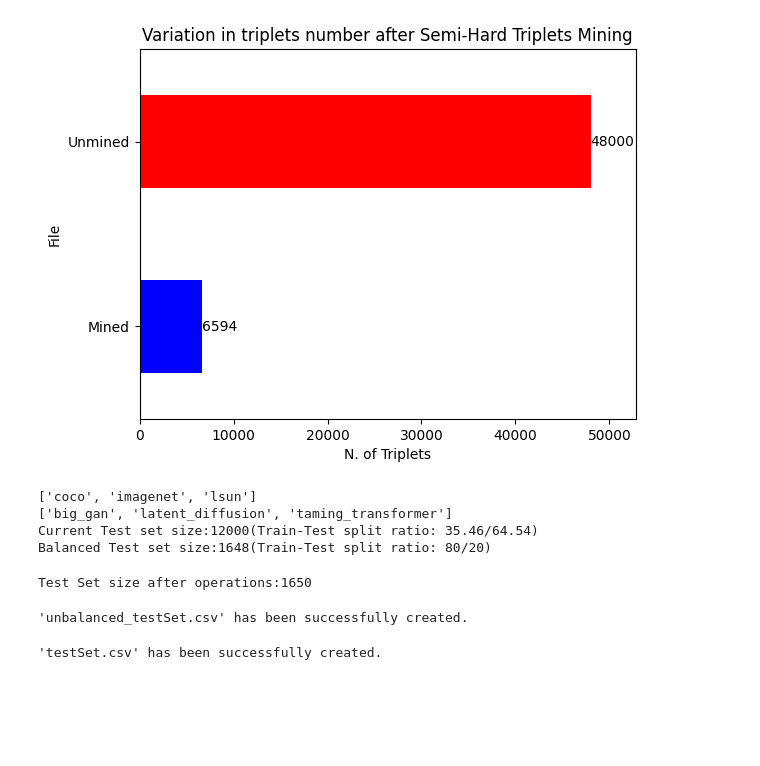
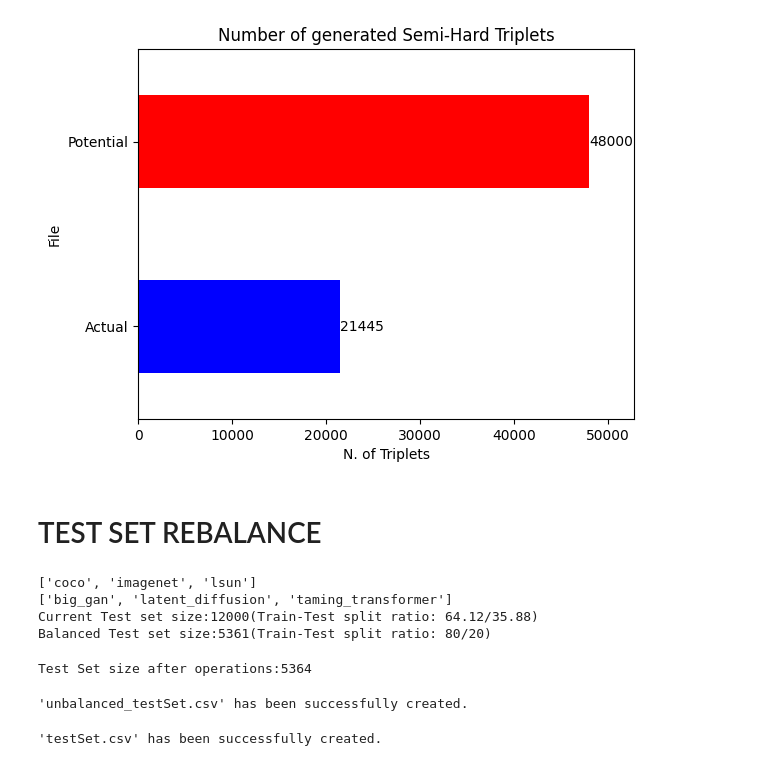
Before and after one commit to MarioCicalese/SiameseNN-for-Fake-images-detection, a Jupyter notebook: Semi-Hard_TripletsMining.ipynb, the cells around one changed output. Cells and saved outputs as stored; diff of their text form; code cells hidden in the pictures; blank space fills up the shorter version.

Commit message:
New Workflow and Online Triplets Mining

```diff
--- a/Semi-Hard_TripletsMining.ipynb
+++ b/Semi-Hard_TripletsMining.ipynb
@@ -334,11 +253,0 @@ df['dist_anchor_negative'] = [euclidean_distance(row['anchor_emb'], row['negativ
-# %%
-margin = 0.2  # Set the margin for semi-hard triplets
-
-# Filter the DataFrame to select semi-hard triplets based on the defined condition
-semi_hard_triplets = df[
-	(df['dist_anchor_positive'] < df['dist_anchor_negative']) &  # Check if the distance between anchor and positive embeddings is less than the distance between anchor and negative embeddings
-	(df['dist_anchor_negative'] < (df['dist_anchor_positive'] + margin))  # Check if the distance between anchor and negative embeddings is less than the distance between anchor and positive embeddings plus the margin
-]
-
-# Print the semi-hard triplets
-print(semi_hard_triplets)
@@ -467,3 +253,0 @@ df_to_csv(filtered_input_df, "filtered_input.csv", DATA_DIR + "filtered_input.cs
-# %%
-# Read the '.csv' file and load it into a DataFrame
-df = pd.read_csv(DATA_DIR + "filtered_input.csv")
@@ -477,0 +254,16 @@ plot_real_fake_count(df)
+# %%
+# Convert the embedding_dict into a DataFrame
+# Ensure that each value in the dictionary is a one-dimensional array
+embeddings_list = []
+for path, emb in embedding_dict.items():
+	# Ensure each embedding is a one-dimensional array, for example using numpy flatten
+	if isinstance(emb, np.ndarray):
+		emb = emb.flatten()
+	embeddings_list.append([path] + emb.tolist())
+
+# Create a DataFrame from embeddings_list
+embeddings_df = pd.DataFrame(embeddings_list)
+columns = ['path'] + [f'embedding_{i}' for i in range(len(embeddings_list[0]) - 1)]
+embeddings_df.columns = columns
+
+embeddings_df
@@ -477,0 +419,4 @@ plot_real_fake_count(df)
+# %%
+triplets_df = create_semi_hard_triplets(df, embedding_dict)
+df_to_csv(triplets_df, "trainingSet.csv", DATA_DIR + "trainingSet.csv")
+triplets_df
@@ -478,28 +448,28 @@ plot_real_fake_count(df)
 # %%
 # Read lengths of CSV files
-input_length = len(pd.read_csv(DATA_DIR + 'input.csv'))
-filtered_input_length = len(df)
+potential_triplets = len(df)
+actual_triplets = len(triplets_df)
 
 # Prepare data for plotting
-lengths = {'Mined': filtered_input_length, 'Unmined': input_length}
+lengths = {'Actual': actual_triplets, 'Potential': potential_triplets}
 lengths_df = pd.DataFrame(list(lengths.items()), columns=['File', 'Length'])
 
 # Plot horizontal bar chart
 ax = lengths_df.plot(kind='barh', x='File', y='Length', legend=False, color=['blue', 'red'])
-plt.title('Variation in triplets number after Semi-Hard Triplets Mining')
+plt.title('Number of generated Semi-Hard Triplets')
 plt.xlabel('N. of Triplets')
 plt.ylabel('File')
 
 # Add text annotations to the bars
 for index, value in enumerate(lengths_df['Length']):
 	ax.text(value, index, str(value), va='center')
 
 # Expand x-axis to accommodate annotations
 plt.xlim(right=max(lengths_df['Length']) * 1.1)
 
 plt.show()
 # %% [output]
-[figure, old version]
+[figure, new version]
 # %%
 # The following code adresses the issue with path differences beetween Google and Windows when colab is used
 # (This doesn't change anything if colab wasn't used)
@@ -511,6 +481,8 @@ df = df.applymap(lambda x: x.replace('/', '\\') if isinstance(x, str) else x)
 if os.path.exists(DATA_DIR + "filtered_input.csv"):
 		os.remove(DATA_DIR + "filtered_input.csv")
 df.to_csv(DATA_DIR + "filtered_input.csv", index=False)
+# %% [markdown]
+# TEST SET REBALANCE
 # %%
 def get_input_dirs(filtered_input_df):
 	"""
@@ -624,15 +596,14 @@ def train_test_split_rebalance(filtered_input_df, test_df):
 		os.remove(DATA_DIR + "testSet.csv")
 	df_to_csv(balanced_test_df, "testSet.csv", DATA_DIR + "testSet.csv")
 # %%
-filtered_input_df = pd.read_csv(DATA_DIR + "filtered_input.csv")
 test_df = pd.read_csv(DATA_DIR + "testSet.csv")
 
-train_test_split_rebalance(filtered_input_df, test_df)
+train_test_split_rebalance(triplets_df, test_df)
 # %% [output]
 ['coco', 'imagenet', 'lsun']
 ['big_gan', 'latent_diffusion', 'taming_transformer']
-Current Test set size:12000(Train-Test split ratio: 35.46/64.54)
-Balanced Test set size:1648(Train-Test split ratio: 80/20)
+Current Test set size:12000(Train-Test split ratio: 64.12/35.88)
+Balanced Test set size:5361(Train-Test split ratio: 80/20)
-Test Set size after operations:1650
+Test Set size after operations:5364
 'unbalanced_testSet.csv' has been successfully created.
 'testSet.csv' has been successfully created.
```
Also changed, not shown: parts of 35 cells of this notebook, 5 other files.
